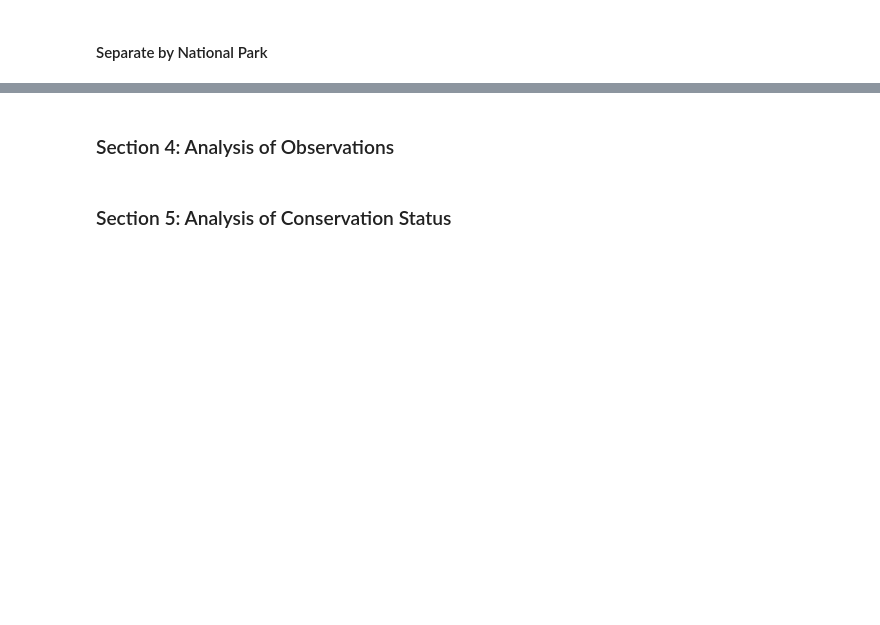
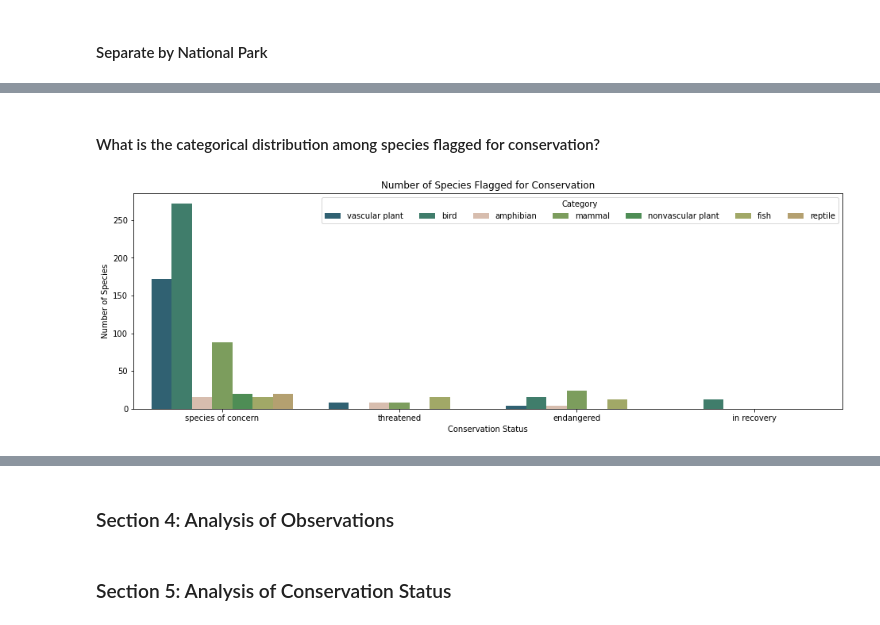
Before and after one commit to leahmfulmer/codecademy-projects, a Jupyter notebook: national-parks-service-biodiversity/lmf-national-parks-service-biodiversity.ipynb, the cells around one changed output, grey strips where cells are left out. Drawn from its saved outputs; the diff is of its cells as text; code cells hidden in the pictures; blank space fills up the shorter version.

```diff
--- a/national-parks-service-biodiversity/lmf-national-parks-service-biodiversity.ipynb
+++ b/national-parks-service-biodiversity/lmf-national-parks-service-biodiversity.ipynb
@@ -179,0 +242,15 @@ yosemite = isolate("yosemite national park")
+# %% [markdown]
+#### What is the categorical distribution among species flagged for conservation?
+# %%
+# Isolate species flagged for conservation
+conserve = combined[combined.conservation_status != 'no data']
+
+plt.figure(figsize=(16,5))
+sns.countplot(data=conserve, x='conservation_status', hue='category', palette=colors)
+plt.legend(ncol=7, bbox_to_anchor=(1,1), title='Category')
+plt.title("Number of Species Flagged for Conservation")
+plt.xlabel("Conservation Status")
+plt.ylabel("Number of Species")
+plt.show()
+# %% [output]
+[figure, added]
```
Also changed, not shown: parts of 30 cells of this notebook.
